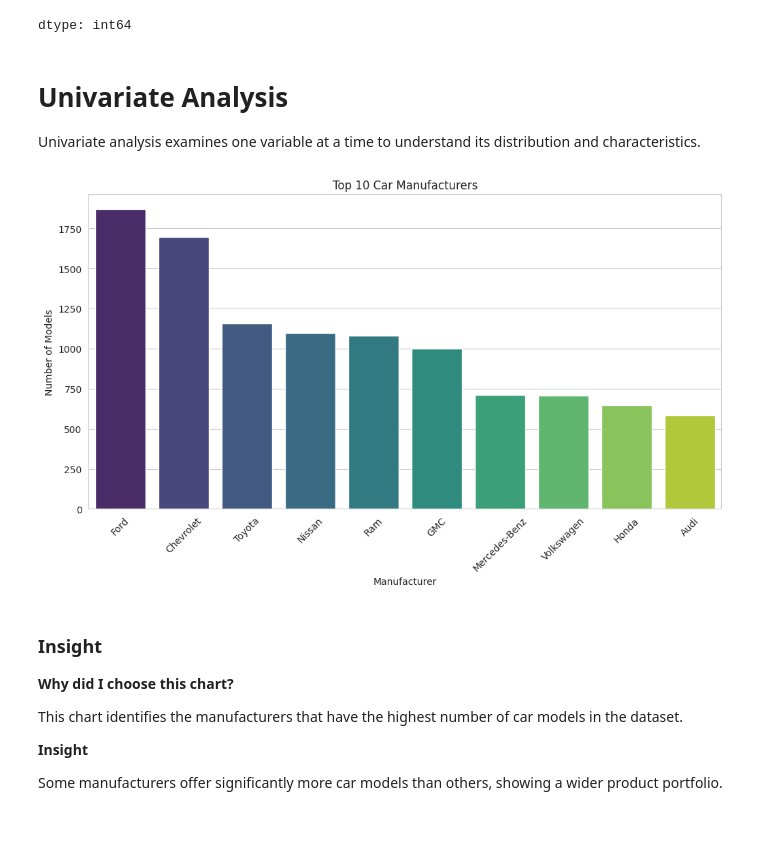
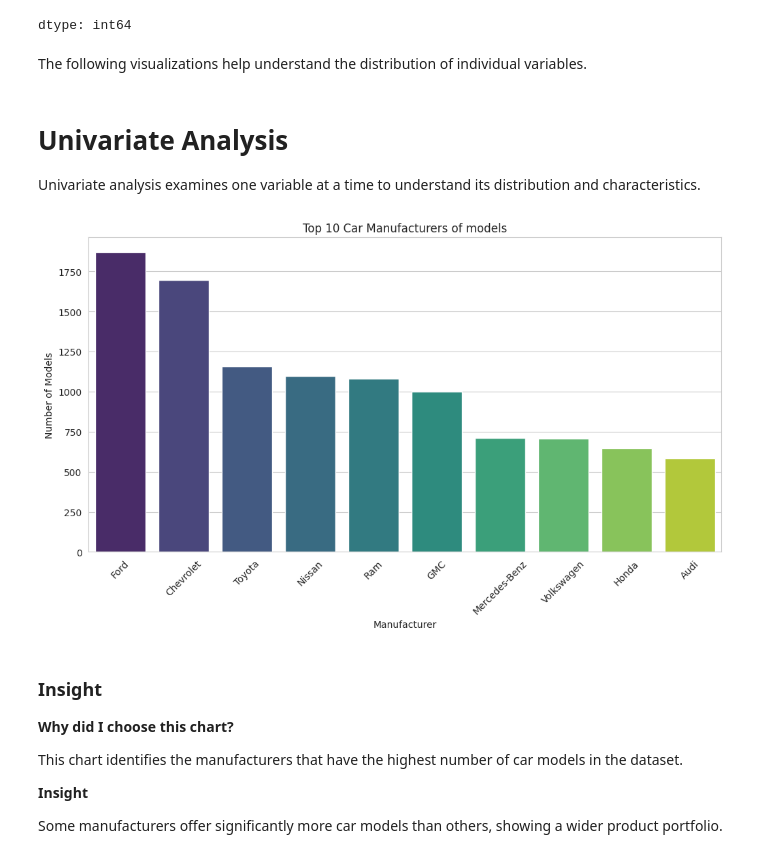
Before and after one commit to Kanishqtuseed01/Car-Specifications-EDA, a Jupyter notebook: EDA_Project_Car_Specifications (2).ipynb, the cells around one changed output. Saved outputs shown, nothing was run; the diff lists cells and outputs as text; code cells hidden in the pictures; blank space fills up the shorter version.

```diff
--- a/EDA_Project_Car_Specifications (2).ipynb
+++ b/EDA_Project_Car_Specifications (2).ipynb
@@ -331,6 +341,8 @@ df.isnull().sum()
 | Mileage Range City | 258 |
 | Mileage Range Highway | 258 |
 dtype: int64
+# %% [markdown]
+The following visualizations help understand the distribution of individual variables.
 # %% [markdown]
 # Univariate Analysis
 
@@ -338,18 +350,18 @@ Univariate analysis examines one variable at a time to understand its distributi
 # %%
 plt.figure(figsize=(12,6))
 
 top10 = df['Make Name'].value_counts().head(10)
 
 sns.barplot(x=top10.index, y=top10.values, palette="viridis")
 
-plt.title("Top 10 Car Manufacturers")
+plt.title("Top 10 Car Manufacturers of models")
 plt.xlabel("Manufacturer")
 plt.ylabel("Number of Models")
 plt.xticks(rotation=45)
 
 plt.show()
 # %% [output]
-[figure, old version]
+[figure, new version]
 # %% [markdown]
 ### Insight
 
```
Also changed, not shown: parts of 2 cells of this notebook.
